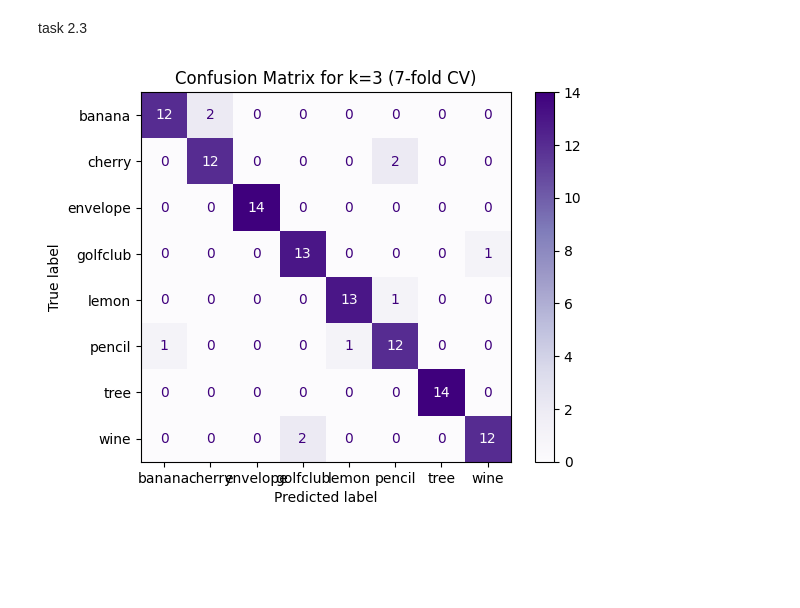
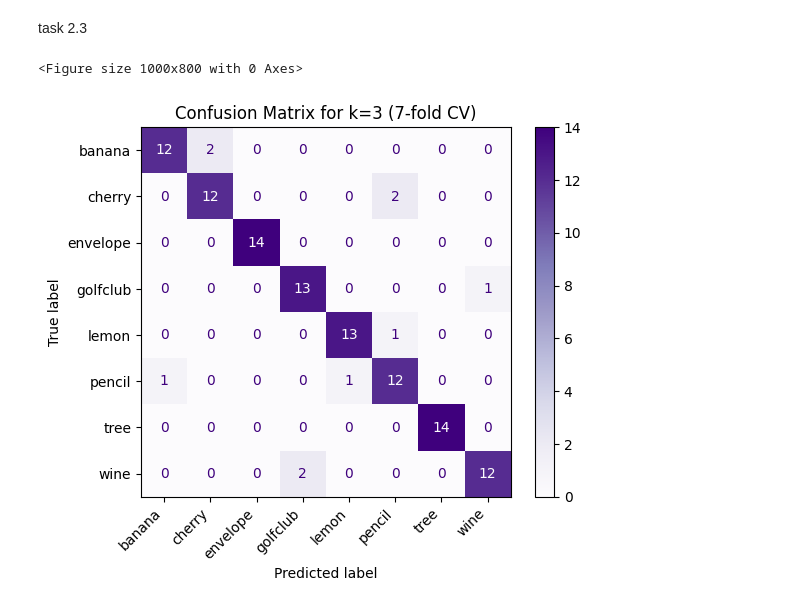
Before and after one commit to hanmtay/IntroToAI_A2, a Jupyter notebook: section2_code.ipynb, the cells around one changed output. Cells and saved outputs as stored; diff of their text form; code cells hidden in the pictures; blank space fills up the shorter version.

Commit message:
fixed labels for task 2.3

```diff
--- a/section2_code.ipynb
+++ b/section2_code.ipynb
@@ -133,14 +127,18 @@ task 2.3
 # %%
 #best k value from above is 3
 knn_best = KNeighborsClassifier(n_neighbors=3)
 y_pred_cv = cross_val_predict(knn_best, X, y, cv=kf)
 
 cm = confusion_matrix(y, y_pred_cv)
 #from: https://scikit-learn.org/stable/modules/generated/sklearn.metrics.ConfusionMatrixDisplay.html
+plt.figure(figsize=(10, 8))
 disp = ConfusionMatrixDisplay(confusion_matrix=cm, display_labels=np.unique(y))
 disp.plot(cmap='Purples', values_format='d')
+# Rotate the x-axis labels so they don't overlap
+plt.xticks(rotation=45, ha='right')
 plt.title(f'Confusion Matrix for k={3} (7-fold CV)')
 plt.savefig('cm23.png')
 plt.show()
 # %% [output]
+<Figure size 1000x800 with 0 Axes>
-[figure, old version]
+[figure, new version]
```
Also changed, not shown: parts of 1 cell of this notebook.
